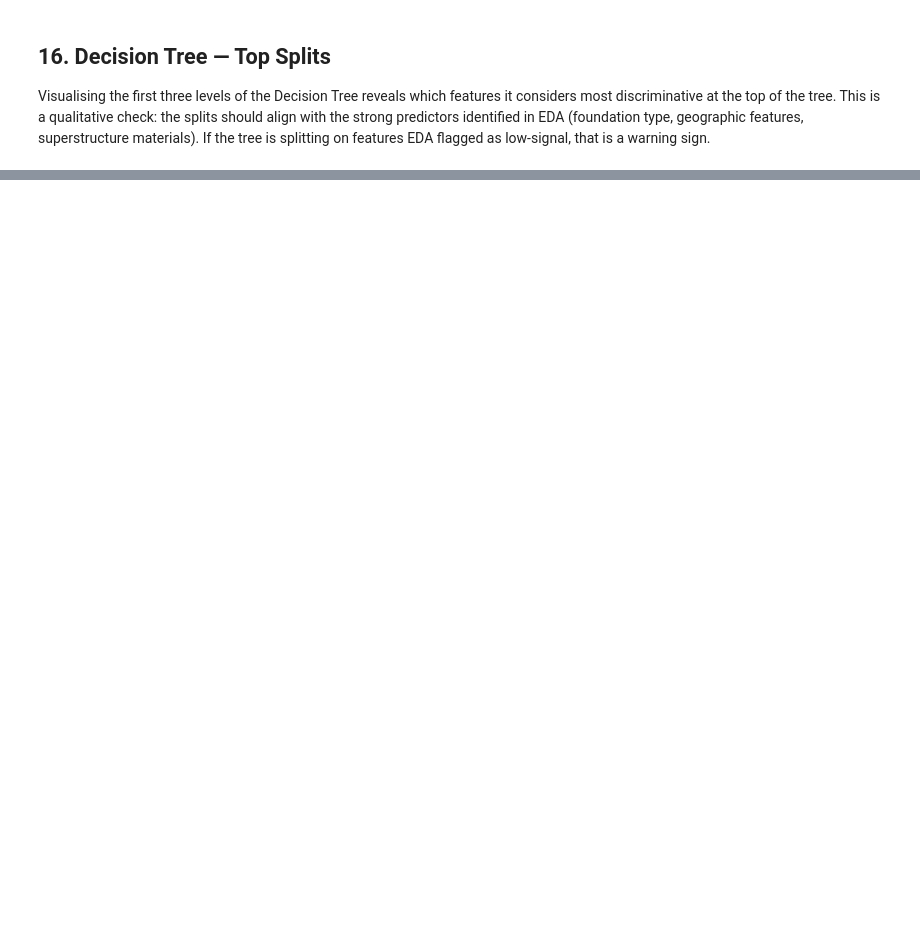
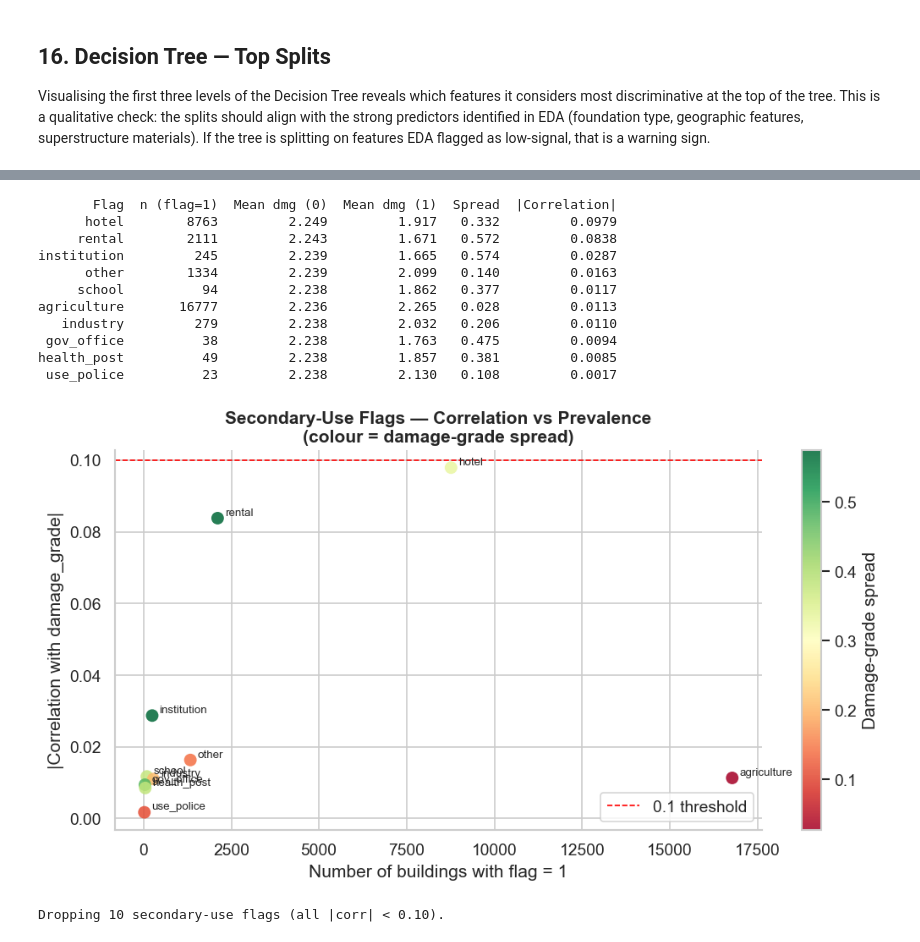
Before and after one commit to MaxBucks75/modeling-earthquake-damage, a Jupyter notebook: notebooks/earthquake_damage.ipynb, the cells around one changed output, grey strips where cells are left out. Saved outputs shown, nothing was run; the diff lists cells and outputs as text; code cells hidden in the pictures; blank space fills up the shorter version.

```diff
--- a/notebooks/earthquake_damage.ipynb
+++ b/notebooks/earthquake_damage.ipynb
@@ -1089,0 +1182,75 @@ in the data.
+# %%
+# ── Re-derive column groups (safe to re-run) ─────────────────────────────────
+superstructure_cols  = [c for c in df.columns if c.startswith('has_superstructure_')]
+secondary_use_cols   = [c for c in df.columns if c.startswith('has_secondary_use_')]
+numeric_cols         = ['count_floors_pre_eq', 'age', 'area_percentage',
+                        'height_percentage', 'count_families']
+categorical_cols     = ['land_surface_condition', 'foundation_type', 'roof_type',
+                        'ground_floor_type', 'other_floor_type', 'position',
+                        'plan_configuration', 'legal_ownership_status']
+geo_cols             = ['geo_level_1_id', 'geo_level_2_id', 'geo_level_3_id']
+
+# ── Compute absolute correlation of every secondary-use flag with target ──────
+sec_corr = (df[secondary_use_cols + ['damage_grade']]
+            .corr()['damage_grade']
+            .drop('damage_grade')
+            .abs()
+            .sort_values(ascending=False))
+
+# ── Compute damage-grade spread for each flag ─────────────────────────────────
+sec_stats = []
+for col in secondary_use_cols:
+    mean_0 = df.loc[df[col] == 0, 'damage_grade'].mean()
+    mean_1 = df.loc[df[col] == 1, 'damage_grade'].mean()
+    n_pos  = df[col].sum()
+    sec_stats.append({
+        'Flag'           : col.replace('has_secondary_use_', ''),
+        'n (flag=1)'     : int(n_pos),
+        'Mean dmg (0)'   : round(mean_0, 3),
+        'Mean dmg (1)'   : round(mean_1, 3),
+        'Spread'         : round(abs(mean_1 - mean_0), 3),
+        '|Correlation|'  : round(sec_corr[col], 4),
+    })
+
+sec_df = pd.DataFrame(sec_stats).sort_values('|Correlation|', ascending=False)
+print(sec_df.to_string(index=False))
+
+# ── Visualise: scatter of prevalence vs correlation coloured by spread ────────
+fig, ax = plt.subplots(figsize=(9, 5))
+sc = ax.scatter(
+    sec_df['n (flag=1)'],
+    sec_df['|Correlation|'],
+    c=sec_df['Spread'],
+    cmap='RdYlGn', s=80, edgecolors='none', alpha=0.85
+)
+for _, row in sec_df.iterrows():
+    ax.annotate(row['Flag'], (row['n (flag=1)'], row['|Correlation|']),
+                fontsize=8, xytext=(5, 2), textcoords='offset points')
+ax.axhline(0.1, color='red', linestyle='--', linewidth=1, label='0.1 threshold')
+ax.set_xlabel('Number of buildings with flag = 1')
+ax.set_ylabel('|Correlation with damage_grade|')
+ax.set_title('Secondary-Use Flags — Correlation vs Prevalence\n(colour = damage-grade spread)',
+             fontweight='bold')
+ax.legend()
+plt.colorbar(sc, ax=ax, label='Damage-grade spread')
+plt.tight_layout()
+plt.savefig('fig_secondary_use_filter.png', bbox_inches='tight')
+plt.show()
+
+# ── Decision: drop all secondary-use flags ────────────────────────────────────
+COLS_TO_DROP = secondary_use_cols.copy()
+print(f"\nDropping {len(COLS_TO_DROP)} secondary-use flags (all |corr| < 0.10).")
+# %% [output]
+       Flag  n (flag=1)  Mean dmg (0)  Mean dmg (1)  Spread  |Correlation|
+      hotel        8763         2.249         1.917   0.332         0.0979
+     rental        2111         2.243         1.671   0.572         0.0838
+institution         245         2.239         1.665   0.574         0.0287
+      other        1334         2.239         2.099   0.140         0.0163
+     school          94         2.238         1.862   0.377         0.0117
+agriculture       16777         2.236         2.265   0.028         0.0113
+   industry         279         2.238         2.032   0.206         0.0110
+ gov_office          38         2.238         1.763   0.475         0.0094
+health_post          49         2.238         1.857   0.381         0.0085
+ use_police          23         2.238         2.130   0.108         0.0017
+[figure, added]
+Dropping 10 secondary-use flags (all |corr| < 0.10).
```
Also changed, not shown: parts of 31 cells of this notebook, 11 other files.
